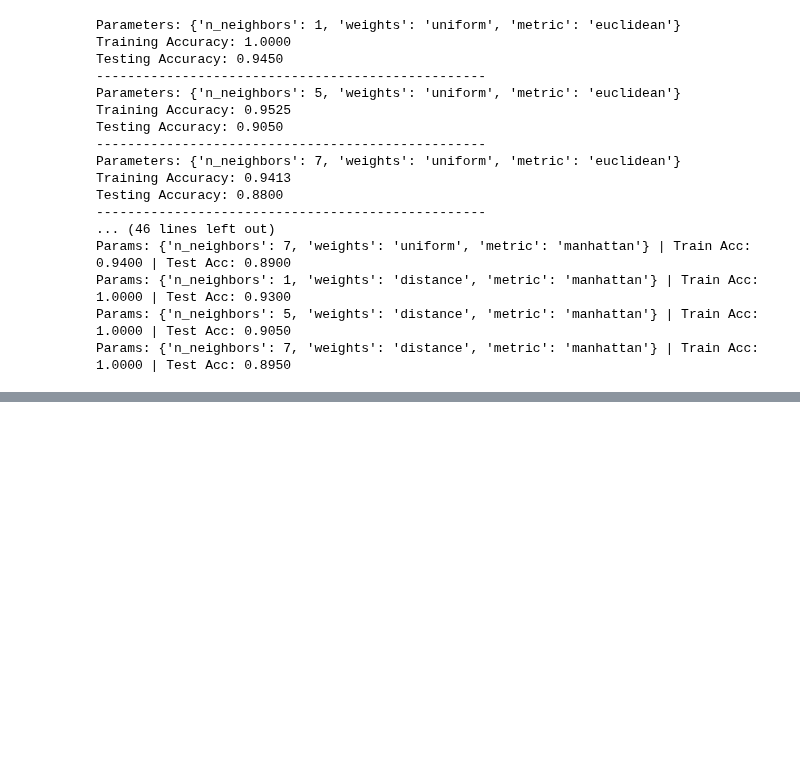
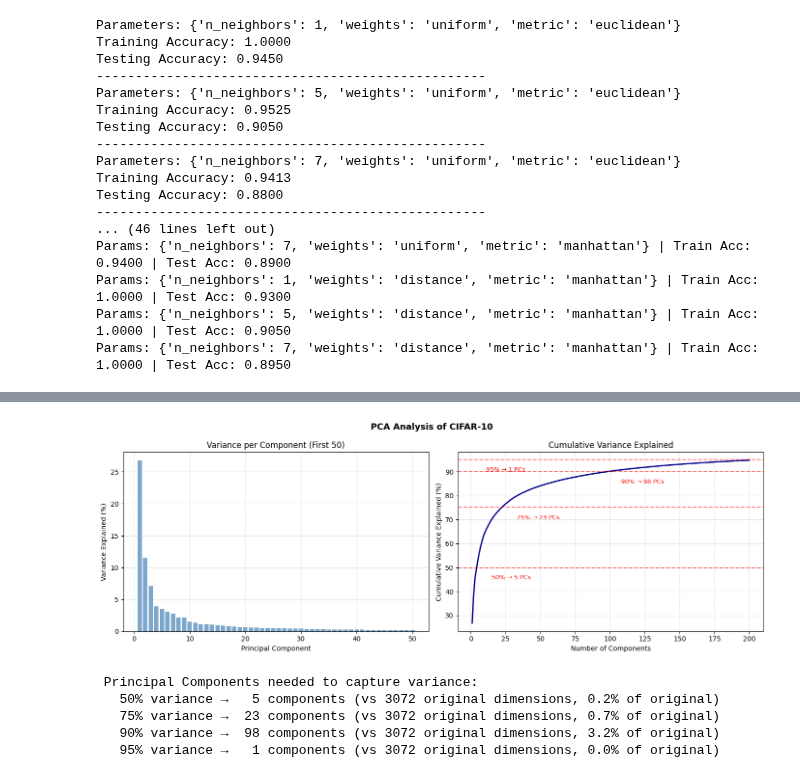
Before and after one commit to Wiredu2020/AIMS-PYTHON-WORKSHOP--BNW-, a Jupyter notebook: 3D-Handwritten-Recognition-Using-Random-Forest-main/3D-Handwritten-Recognition-Using-Random-Forest-main/Python_workshop2.ipynb, the cells around one changed output, grey strips where cells are left out. Cells and saved outputs as stored; diff of their text form; code cells hidden in the pictures; blank space fills up the shorter version.

```diff
--- a/3D-Handwritten-Recognition-Using-Random-Forest-main/3D-Handwritten-Recognition-Using-Random-Forest-main/Python_workshop2.ipynb
+++ b/3D-Handwritten-Recognition-Using-Random-Forest-main/3D-Handwritten-Recognition-Using-Random-Forest-main/Python_workshop2.ipynb
@@ -761,0 +1161,53 @@ Params: {'n_neighbors': 7, 'weights': 'distance', 'metric': 'manhattan'} | Train
+# %%
+# Fit PCA on training data
+scaler = StandardScaler()
+X_train_scaled = scaler.fit_transform(X_train_full)
+X_test_scaled  = scaler.transform(X_test_full)
+
+# Fit PCA to understand variance distribution
+pca_full = PCA(n_components=200, random_state=42)
+pca_full.fit(X_train_scaled)
+
+cumvar = np.cumsum(pca_full.explained_variance_ratio_) * 100
+
+# Find components needed for key thresholds
+thresholds = [50, 75, 90, 95]
+components_needed = [np.argmax(cumvar >= t) + 1 for t in thresholds]
+
+fig, axes = plt.subplots(1, 2, figsize=(14, 5))
+fig.suptitle('PCA Analysis of CIFAR-10', fontsize=13, fontweight='bold')
+
+# Plot 1: Explained variance per component
+axes[0].bar(range(1, 51), pca_full.explained_variance_ratio_[:50] * 100,
+            color='steelblue', alpha=0.7)
+axes[0].set_xlabel('Principal Component')
+axes[0].set_ylabel('Variance Explained (%)')
+axes[0].set_title('Variance per Component (First 50)')
+axes[0].grid(True, alpha=0.3)
+
+# Plot 2: Cumulative variance
+axes[1].plot(range(1, 201), cumvar, color='darkblue', linewidth=2)
+for t, c in zip(thresholds, components_needed):
+    axes[1].axhline(y=t, color='red', linestyle='--', alpha=0.5)
+    axes[1].annotate(f'{t}% → {c} PCs', xy=(c, t), xytext=(c+10, t-5),
+                     fontsize=9, color='red')
+axes[1].set_xlabel('Number of Components')
+axes[1].set_ylabel('Cumulative Variance Explained (%)')
+axes[1].set_title('Cumulative Variance Explained')
+axes[1].grid(True, alpha=0.3)
+
+plt.tight_layout()
+plt.savefig('pca_variance.png', dpi=120, bbox_inches='tight')
+plt.show()
+
+print("\n Principal Components needed to capture variance:")
+for t, c in zip(thresholds, components_needed):
+    print(f"   {t}% variance → {c:3d} components (vs {3072} original dimensions, "
+          f"{100*c/3072:.1f}% of original)")
+# %% [output]
+[figure, added]
+ Principal Components needed to capture variance:
+   50% variance →   5 components (vs 3072 original dimensions, 0.2% of original)
+   75% variance →  23 components (vs 3072 original dimensions, 0.7% of original)
+   90% variance →  98 components (vs 3072 original dimensions, 3.2% of original)
+   95% variance →   1 components (vs 3072 original dimensions, 0.0% of original)
```
Also changed, not shown: parts of 36 cells of this notebook, 1 other file.
